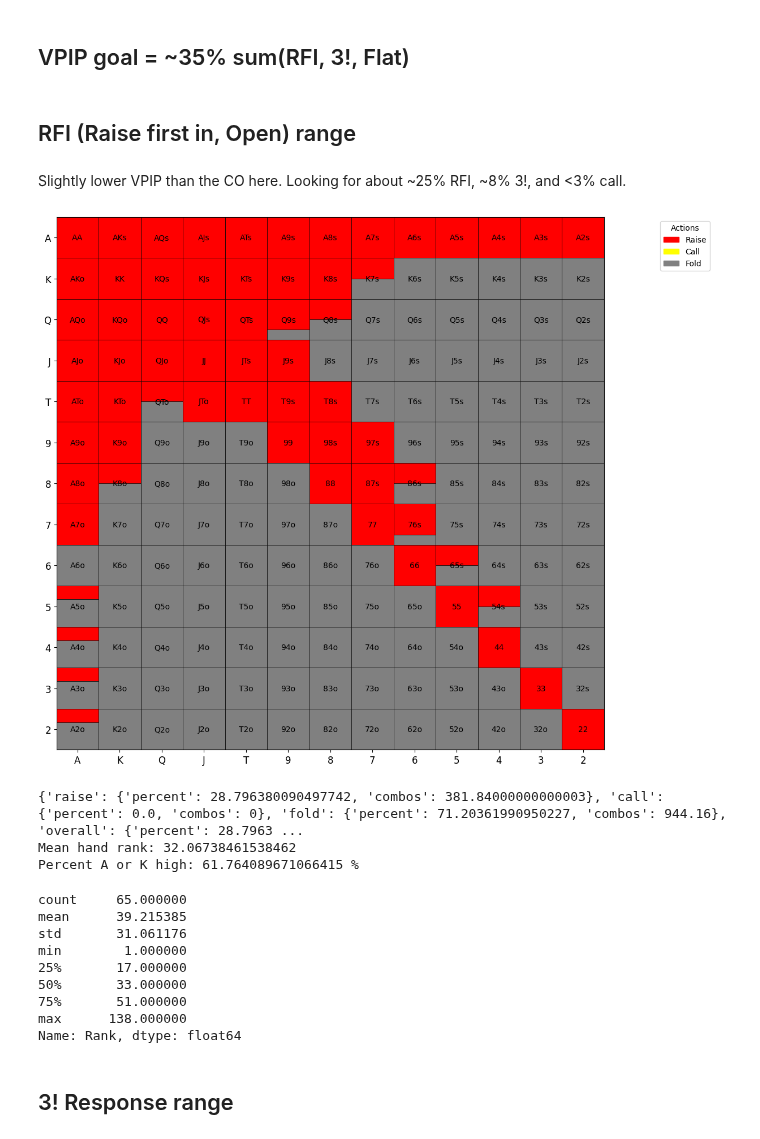
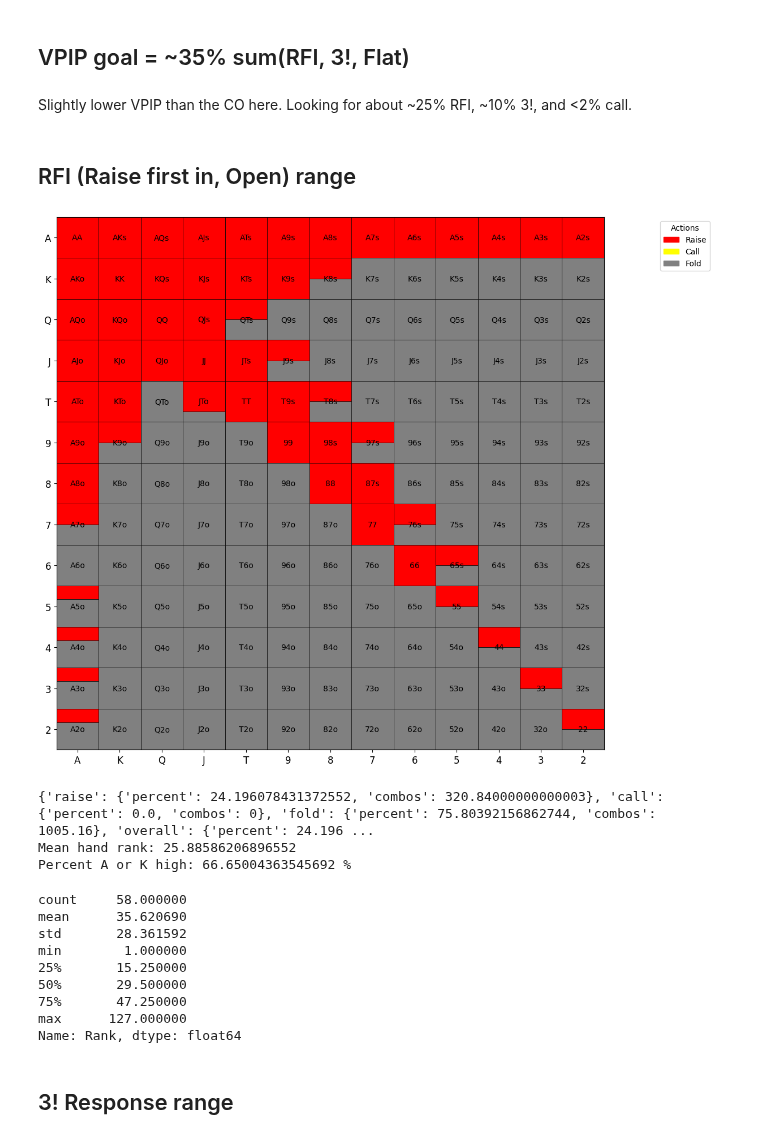
Before and after one commit to KunaalAgarwal/poker_analysis, a Jupyter notebook: src/hj_ranges.ipynb, the cells around one changed output. Cells and saved outputs as stored; diff of their text form; code cells hidden in the pictures.

```diff
--- a/src/hj_ranges.ipynb
+++ b/src/hj_ranges.ipynb
@@ -6,10 +6,10 @@ importlib.reload(range_construction)
 <module 'range_construction' from 'c:\\Users\\kuna8\\personal_projects\\poker_cash_ranges\\src\\range_construction.py'>
 # %% [markdown]
 ## VPIP goal = ~35% sum(RFI, 3!, Flat)
+# %% [markdown]
+Slightly lower VPIP than the CO here. Looking for about ~25% RFI, ~10% 3!, and <2% call.
 # %% [markdown]
 ## RFI (Raise first in, Open) range
-# %% [markdown]
-Slightly lower VPIP than the CO here. Looking for about ~25% RFI, ~8% 3!, and <3% call.
 # %%
 rfi_range = {
     # Pairs
@@ -22,10 +22,10 @@ rfi_range = {
     "77": {"raise": 1.0, "call": 0.0},
     "88": {"raise": 1.0, "call": 0.0},
     "66": {"raise": 1.0, "call": 0.0},
-    "55": {"raise": 1.0, "call": 0.0},
-    "44": {"raise": 1.0, "call": 0.0},
-    "33": {"raise": 1.0, "call": 0.0},
-    "22": {"raise": 1.0, "call": 0.0},
+    "55": {"raise": 0.5, "call": 0.0}, # mixing the low pocket pairs with folds (as they infrequently call 3bets)
+    "44": {"raise": 0.5, "call": 0.0},
+    "33": {"raise": 0.5, "call": 0.0},
+    "22": {"raise": 0.5, "call": 0.0},
 
     "AKs": {"raise": 1.0, "call": 0.0},
     "AQs": {"raise": 1.0, "call": 0.0},
@@ -46,7 +46,8 @@ rfi_range = {
     "ATo": {"raise": 1.0, "call": 0.0},
     "A9o": {"raise": 1.0, "call": 0.0},
     "A8o": {"raise": 1.0, "call": 0.0},
-    "A7o": {"raise": 1.0, "call": 0.0},
+    "A7o": {"raise": 0.5, "call": 0.0},
+    "A6o": {"raise": 0.0, "call": 0.0},
     "A5o": {"raise": 0.33, "call": 0.0},
     "A4o": {"raise": 0.33, "call": 0.0},
     "A3o": {"raise": 0.33, "call": 0.0},
@@ -56,80 +57,79 @@ rfi_range = {
     "KJs": {"raise": 1.0, "call": 0.0},
     "KTs": {"raise": 1.0, "call": 0.0},
     "K9s": {"raise": 1.0, "call": 0.0},
-    "K8s": {"raise": 1.0, "call": 0.0},
-    "K7s": {"raise": 0.5, "call": 0.0},
+    "K8s": {"raise": 0.5, "call": 0.0},
+    "K7s": {"raise": 0.0, "call": 0.0},
     "K6s": {"raise": 0.0, "call": 0.0},
 
     "KQo": {"raise": 1.0, "call": 0.0},
     "KJo": {"raise": 1.0, "call": 0.0},
     "KTo": {"raise": 1.0, "call": 0.0},
-    "K9o": {"raise": 1.0, "call": 0.0},
-    "K8o": {"raise": 0.5, "call": 0.0},
+    "K9o": {"raise": 0.5, "call": 0.0},
+    "K8o": {"raise": 0.0, "call": 0.0},
     "K7o": {"raise": 0.0, "call": 0.0},
 
     "QJs": {"raise": 1.0, "call": 0.0},
-    "QTs": {"raise": 1.0, "call": 0.0},
-    "Q9s": {"raise": 0.75, "call": 0.0},
-    "Q8s": {"raise": 0.5, "call": 0.0},
-
+    "QTs": {"raise": 0.5, "call": 0.0},
+    "Q9s": {"raise": 0.0, "call": 0.0},
+    "Q8s": {"raise": 0.0, "call": 0.0},
 
     "QJo": {"raise": 1.0, "call": 0.0},
-    "QTo": {"raise": 0.5, "call": 0.0},
+    "QTo": {"raise": 0.0, "call": 0.0},
     "Q9o": {"raise": 0.0, "call": 0.0},
 
     "JTs": {"raise": 1.0, "call": 0.0},
-    "J9s": {"raise": 1.0, "call": 0.0},
+    "J9s": {"raise": 0.5, "call": 0.0},
 
-    "JTo": {"raise": 1.0, "call": 0.0},
+    "JTo": {"raise": 0.75, "call": 0.0},
     "J9o": {"raise": 0.0, "call": 0.0},
 
     "T9s": {"raise": 1.0, "call": 0.0},
-    "T8s": {"raise": 1.0, "call": 0.0},
+    "T8s": {"raise": 0.5, "call": 0.0},
 
     "98s": {"raise": 1.0, "call": 0.0},
-    "97s": {"raise": 1.0, "call": 0.0},
+    "97s": {"raise": 0.5, "call": 0.0},
 
     "87s": {"raise": 1.0, "call": 0.0},
-    "86s": {"raise": 0.5, "call": 0.0},
+    "86s": {"raise": 0.0, "call": 0.0},
 
-    "76s": {"raise": 0.75, "call": 0.0},
+    "76s": {"raise": 0.5, "call": 0.0},
     "75s": {"raise": 0.0, "call": 0.0},
 
     "65s": {"raise": 0.5, "call": 0.0},
 
-    "54s": {"raise": 0.5, "call": 0.0},
+    "54s": {"raise": 0.0, "call": 0.0},
 
     "43s": {"raise": 0.0, "call": 0.0},
 
     "32s": {"raise": 0.0, "call": 0.0},
 }
 
 # Visualize the range
 rfi = range_construction.generate_range(rfi_range, '../hj_ranges/hj_rfi.png')
 rfi_distribution = range_construction.range_hand_distribution(rfi_range)
 rfi_percent_by_actions = range_construction.range_percent_by_all_actions(rfi_range)
 rfi_mean_hand_rank = range_construction.average_range_rank(rfi_range)
 
 
 print(rfi_percent_by_actions)
 print(f'Mean hand rank: {rfi_mean_hand_rank}')
 print(f'Percent A or K high: {range_construction.percent_range_high_card(rfi_range)} %')
 
 rfi_distribution[1].to_csv('../hj_ranges/hj_rfi_distribution.csv')
 rfi_distribution[0]
 # %% [output]
-[figure, old version]
+[figure, new version]
-{'raise': {'percent': 28.796380090497742, 'combos': 381.84000000000003}, 'call': {'percent': 0.0, 'combos': 0}, 'fold': {'percent': 71.20361990950227, 'combos': 944.16}, 'overall': {'percent': 28.7963 ...
-Mean hand rank: 32.06738461538462
-Percent A or K high: 61.764089671066415 %
+{'raise': {'percent': 24.196078431372552, 'combos': 320.84000000000003}, 'call': {'percent': 0.0, 'combos': 0}, 'fold': {'percent': 75.80392156862744, 'combos': 1005.16}, 'overall': {'percent': 24.196 ...
+Mean hand rank: 25.88586206896552
+Percent A or K high: 66.65004363545692 %
-count     65.000000
-mean      39.215385
-std       31.061176
+count     58.000000
+mean      35.620690
+std       28.361592
 min        1.000000
-25%       17.000000
-50%       33.000000
-75%       51.000000
-max      138.000000
+25%       15.250000
+50%       29.500000
+75%       47.250000
+max      127.000000
 Name: Rank, dtype: float64
 # %% [markdown]
 ## 3! Response range
```
Also changed, not shown: parts of 5 cells of this notebook, 10 other files.
